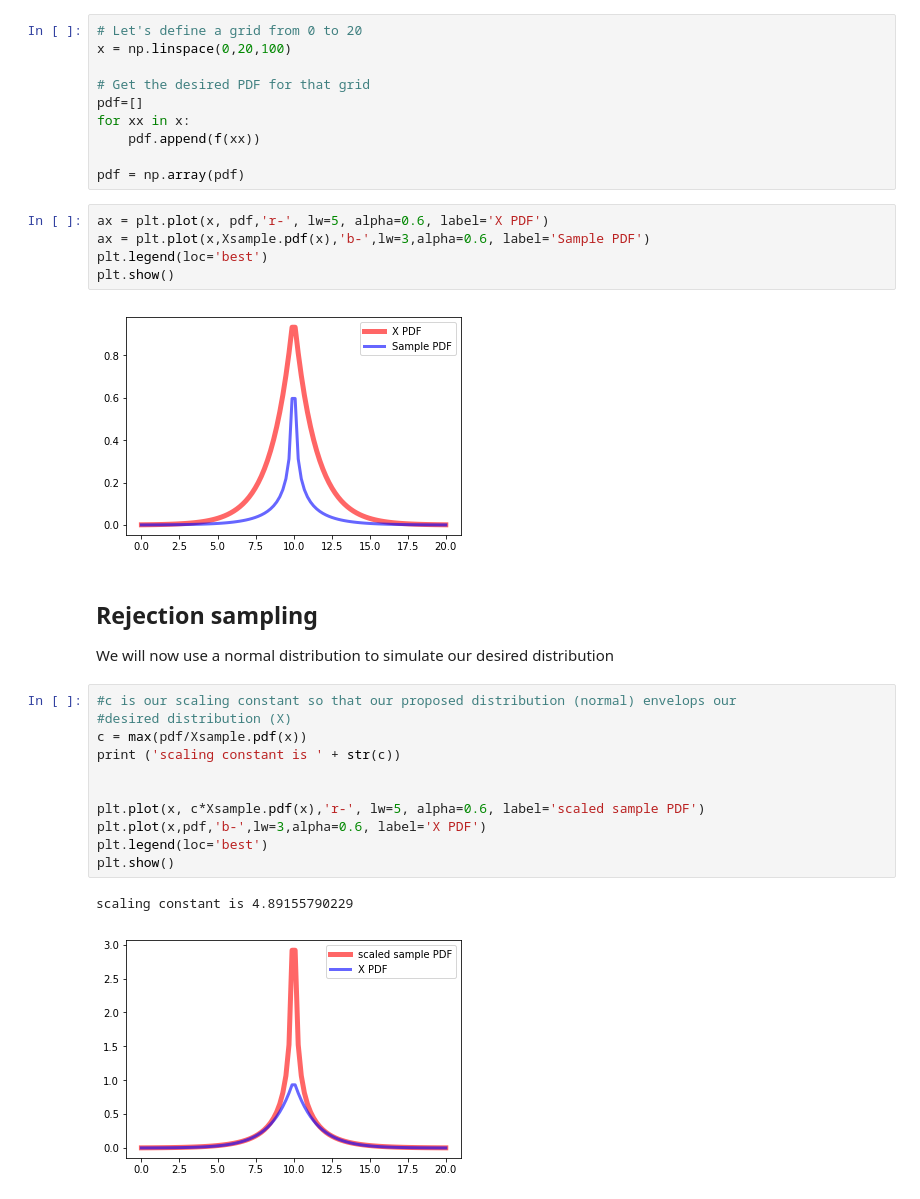
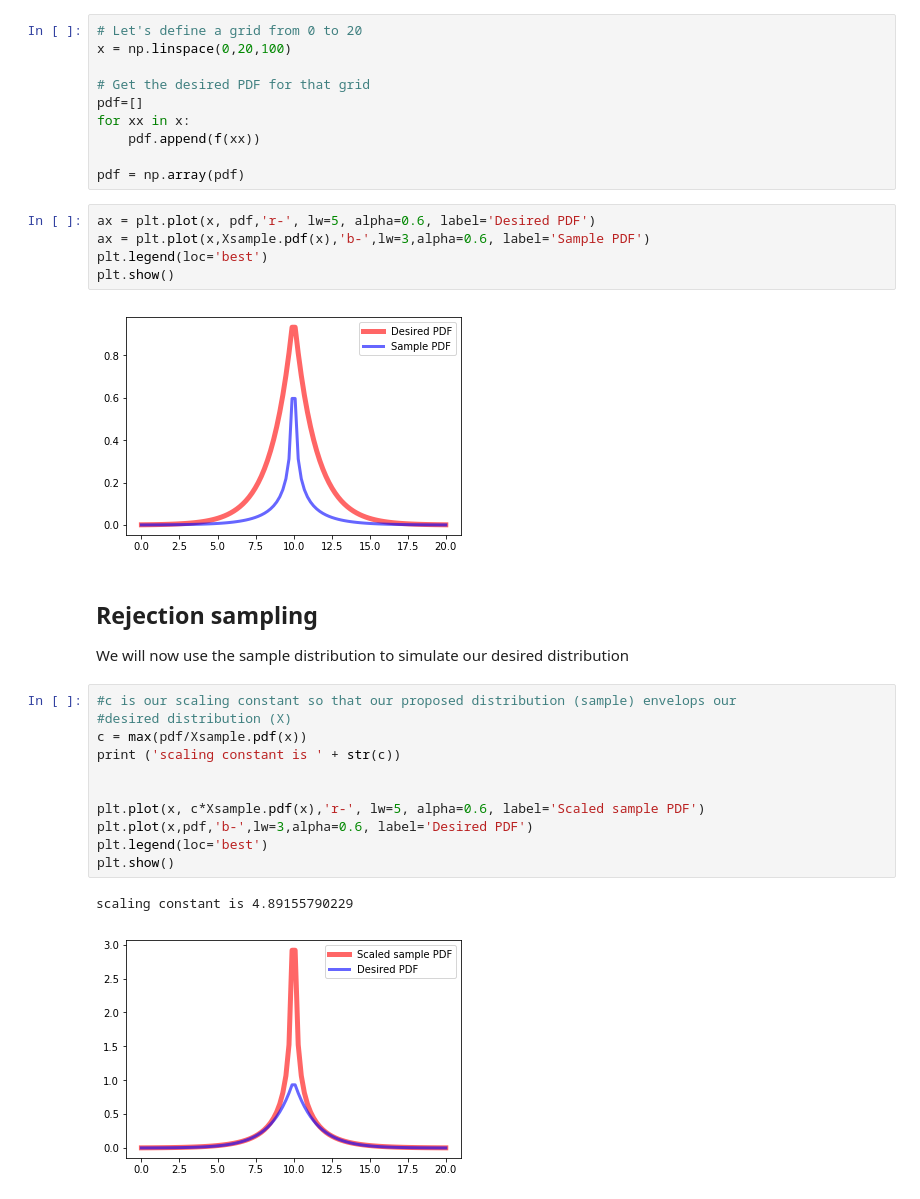
Before and after one commit to trangel/stats-with-python, a Jupyter notebook: notebooks/Sampling a random distribution.ipynb, the cells around one changed output. Cells and saved outputs as stored; diff of their text form.

Commit message:
sampling distributions notes

```diff
--- a/notebooks/Sampling a random distribution.ipynb
+++ b/notebooks/Sampling a random distribution.ipynb
@@ -50,30 +50,30 @@ for xx in x:
 
 pdf = np.array(pdf)
 # %%
-ax = plt.plot(x, pdf,'r-', lw=5, alpha=0.6, label='X PDF')
+ax = plt.plot(x, pdf,'r-', lw=5, alpha=0.6, label='Desired PDF')
 ax = plt.plot(x,Xsample.pdf(x),'b-',lw=3,alpha=0.6, label='Sample PDF')
 plt.legend(loc='best')
 plt.show()
 # %% [output]
-[figure, old version]
+[figure, new version]
 # %% [markdown]
 <a id='rejection_sampling'></a>
 ## Rejection sampling
-We will now use a normal distribution to simulate our desired distribution
+We will now use the sample distribution to simulate our desired distribution
 # %%
-#c is our scaling constant so that our proposed distribution (normal) envelops our
+#c is our scaling constant so that our proposed distribution (sample) envelops our
 #desired distribution (X)
 c = max(pdf/Xsample.pdf(x))
 print ('scaling constant is ' + str(c))
 
 
-plt.plot(x, c*Xsample.pdf(x),'r-', lw=5, alpha=0.6, label='scaled sample PDF')
-plt.plot(x,pdf,'b-',lw=3,alpha=0.6, label='X PDF')
+plt.plot(x, c*Xsample.pdf(x),'r-', lw=5, alpha=0.6, label='Scaled sample PDF')
+plt.plot(x,pdf,'b-',lw=3,alpha=0.6, label='Desired PDF')
 plt.legend(loc='best')
 plt.show()
 # %% [output]
 scaling constant is 4.89155790229
-[figure, old version]
+[figure, new version]
 # %%
 N = 10000 # the total of samples we wish to generate
 accepted = 0 # the number of accepted samples
```
Also changed, not shown: parts of 2 cells of this notebook, 1 other file.
